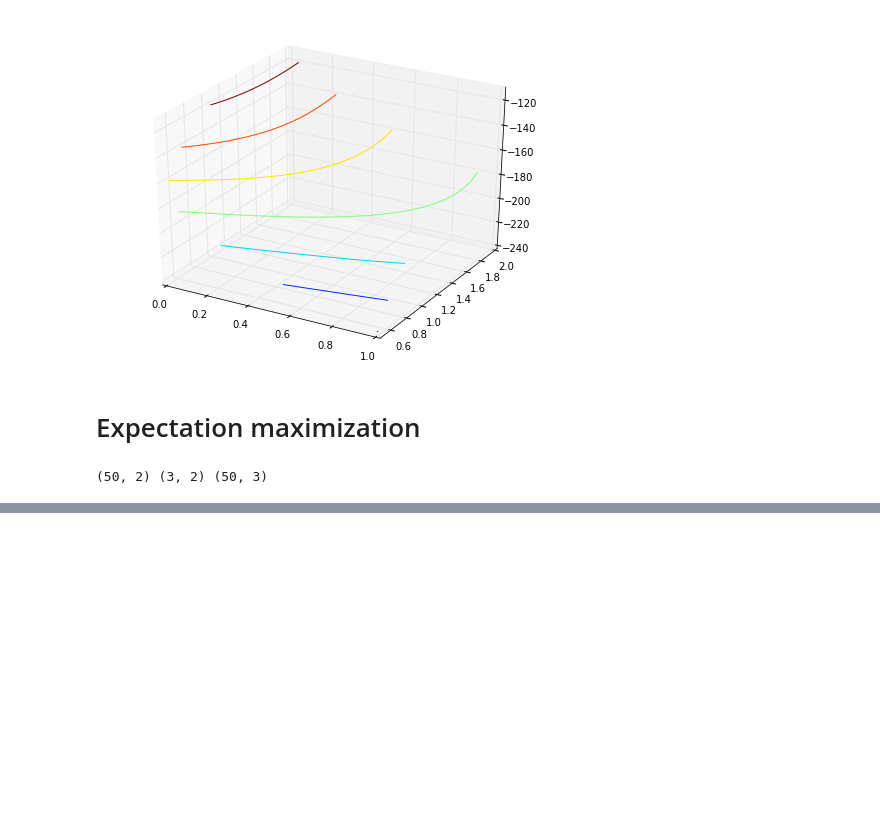
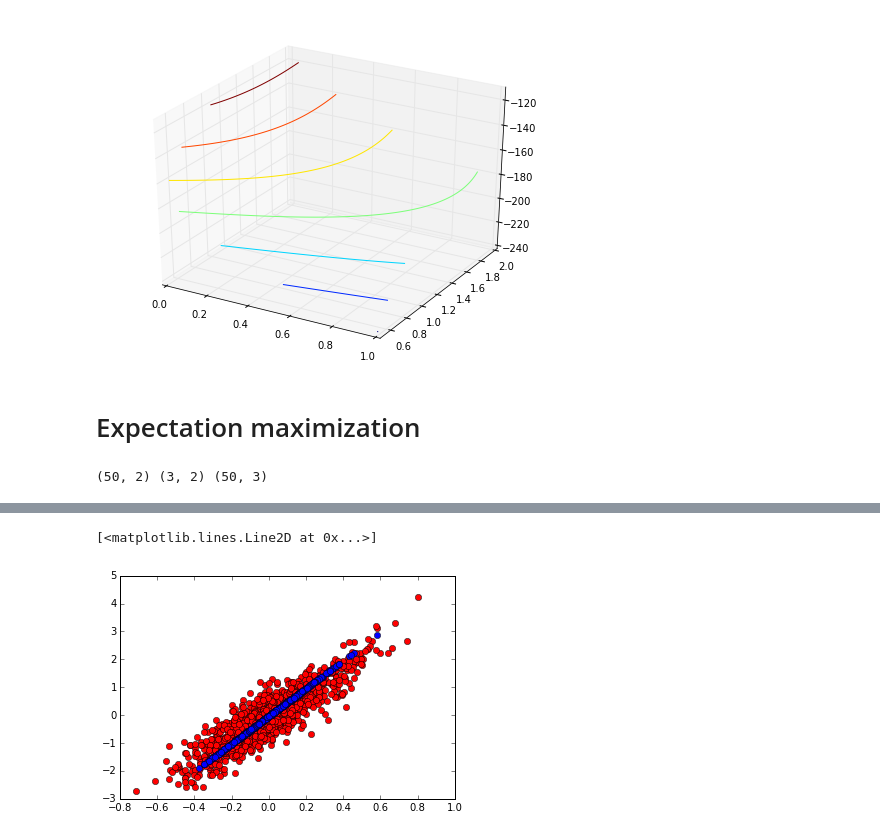
Before and after one commit to juangil/stat_inf, a Jupyter notebook: Class_6_february_expectation_max.ipynb, the cells around one changed output, grey strips where cells are left out. Cells and saved outputs as stored; diff of their text form; code cells hidden in the pictures; blank space fills up the shorter version.

```diff
--- a/Class_6_february_expectation_max.ipynb
+++ b/Class_6_february_expectation_max.ipynb
@@ -206,0 +205,6 @@ print X_rec.shape,X_rec.shape
+# %%
+pb.plot(X_real[:,0], X_real[:,1], 'ro')
+pb.plot(X_rec[:,0], X_rec[:,1], 'bo')
+# %% [output]
+[<matplotlib.lines.Line2D at 0x...>]
+[figure, added]
```
Also changed, not shown: parts of 6 cells of this notebook, 2 other files.
